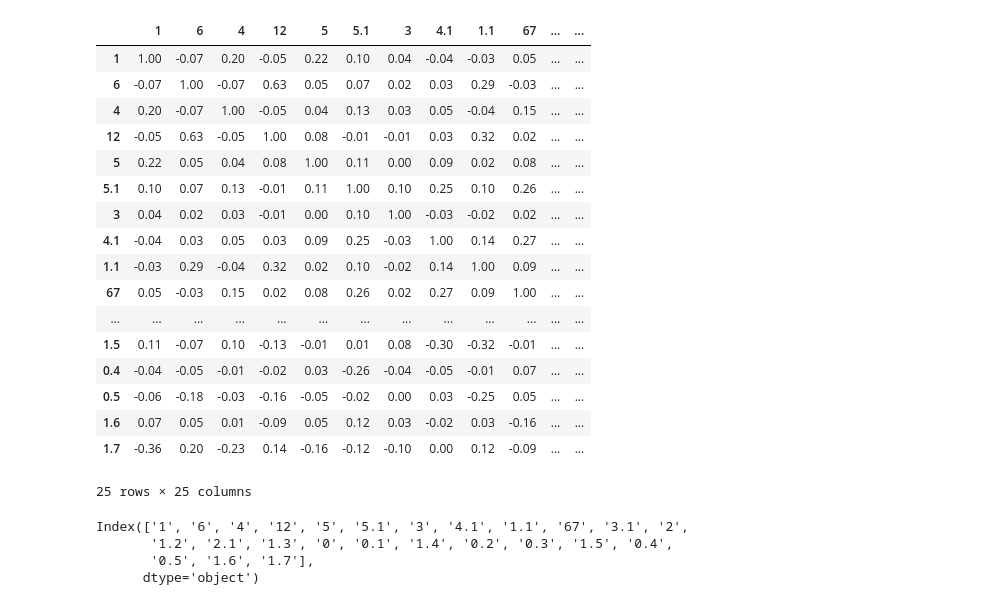
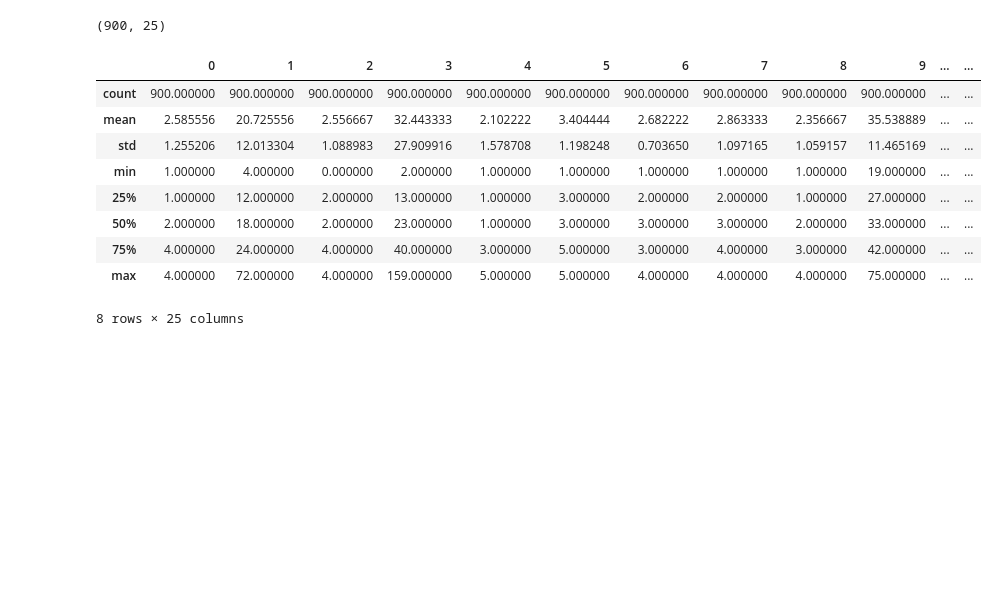
Before and after one commit to Florencio03/ciencia_de_datos, a Jupyter notebook: CD_Proyecto_German Credit Data/CD_Proyectodeclasificaciónbinaria.ipynb, the cells around one changed output. Cells and saved outputs as stored; diff of their text form; code cells hidden in the pictures; blank space fills up the shorter version.

```diff
--- a/CD_Proyecto_German Credit Data/CD_Proyectodeclasificaciónbinaria.ipynb
+++ b/CD_Proyecto_German Credit Data/CD_Proyectodeclasificaciónbinaria.ipynb
@@ -35,30 +38,19 @@ df.dtypes
 dtype: object
 # %%
-df.corr(method='pearson').round(2)
+df.shape
 # %% [output]
-|  | 1 | 6 | 4 | 12 | 5 | 5.1 | 3 | 4.1 | 1.1 | 67 | ... | ... |
-| 1 | 1.00 | -0.07 | 0.20 | -0.05 | 0.22 | 0.10 | 0.04 | -0.04 | -0.03 | 0.05 | ... | ... |
-| 6 | -0.07 | 1.00 | -0.07 | 0.63 | 0.05 | 0.07 | 0.02 | 0.03 | 0.29 | -0.03 | ... | ... |
-| 4 | 0.20 | -0.07 | 1.00 | -0.05 | 0.04 | 0.13 | 0.03 | 0.05 | -0.04 | 0.15 | ... | ... |
-| 12 | -0.05 | 0.63 | -0.05 | 1.00 | 0.08 | -0.01 | -0.01 | 0.03 | 0.32 | 0.02 | ... | ... |
-| 5 | 0.22 | 0.05 | 0.04 | 0.08 | 1.00 | 0.11 | 0.00 | 0.09 | 0.02 | 0.08 | ... | ... |
-| 5.1 | 0.10 | 0.07 | 0.13 | -0.01 | 0.11 | 1.00 | 0.10 | 0.25 | 0.10 | 0.26 | ... | ... |
-| 3 | 0.04 | 0.02 | 0.03 | -0.01 | 0.00 | 0.10 | 1.00 | -0.03 | -0.02 | 0.02 | ... | ... |
-| 4.1 | -0.04 | 0.03 | 0.05 | 0.03 | 0.09 | 0.25 | -0.03 | 1.00 | 0.14 | 0.27 | ... | ... |
-| 1.1 | -0.03 | 0.29 | -0.04 | 0.32 | 0.02 | 0.10 | -0.02 | 0.14 | 1.00 | 0.09 | ... | ... |
-| 67 | 0.05 | -0.03 | 0.15 | 0.02 | 0.08 | 0.26 | 0.02 | 0.27 | 0.09 | 1.00 | ... | ... |
-| ... | ... | ... | ... | ... | ... | ... | ... | ... | ... | ... | ... | ... |
-| 1.5 | 0.11 | -0.07 | 0.10 | -0.13 | -0.01 | 0.01 | 0.08 | -0.30 | -0.32 | -0.01 | ... | ... |
-| 0.4 | -0.04 | -0.05 | -0.01 | -0.02 | 0.03 | -0.26 | -0.04 | -0.05 | -0.01 | 0.07 | ... | ... |
-| 0.5 | -0.06 | -0.18 | -0.03 | -0.16 | -0.05 | -0.02 | 0.00 | 0.03 | -0.25 | 0.05 | ... | ... |
-| 1.6 | 0.07 | 0.05 | 0.01 | -0.09 | 0.05 | 0.12 | 0.03 | -0.02 | 0.03 | -0.16 | ... | ... |
-| 1.7 | -0.36 | 0.20 | -0.23 | 0.14 | -0.16 | -0.12 | -0.10 | 0.00 | 0.12 | -0.09 | ... | ... |
-25 rows × 25 columns
+(900, 25)
 # %%
-df.columns
+df.describe()
 # %% [output]
+|  | 0 | 1 | 2 | 3 | 4 | 5 | 6 | 7 | 8 | 9 | ... | ... |
+| count | 900.000000 | 900.000000 | 900.000000 | 900.000000 | 900.000000 | 900.000000 | 900.000000 | 900.000000 | 900.000000 | 900.000000 | ... | ... |
+| mean | 2.585556 | 20.725556 | 2.556667 | 32.443333 | 2.102222 | 3.404444 | 2.682222 | 2.863333 | 2.356667 | 35.538889 | ... | ... |
+| std | 1.255206 | 12.013304 | 1.088983 | 27.909916 | 1.578708 | 1.198248 | 0.703650 | 1.097165 | 1.059157 | 11.465169 | ... | ... |
+| min | 1.000000 | 4.000000 | 0.000000 | 2.000000 | 1.000000 | 1.000000 | 1.000000 | 1.000000 | 1.000000 | 19.000000 | ... | ... |
+| 25% | 1.000000 | 12.000000 | 2.000000 | 13.000000 | 1.000000 | 3.000000 | 2.000000 | 2.000000 | 1.000000 | 27.000000 | ... | ... |
+| 50% | 2.000000 | 18.000000 | 2.000000 | 23.000000 | 1.000000 | 3.000000 | 3.000000 | 3.000000 | 2.000000 | 33.000000 | ... | ... |
+| 75% | 4.000000 | 24.000000 | 4.000000 | 40.000000 | 3.000000 | 5.000000 | 3.000000 | 4.000000 | 3.000000 | 42.000000 | ... | ... |
+| max | 4.000000 | 72.000000 | 4.000000 | 159.000000 | 5.000000 | 5.000000 | 4.000000 | 4.000000 | 4.000000 | 75.000000 | ... | ... |
-Index(['1', '6', '4', '12', '5', '5.1', '3', '4.1', '1.1', '67', '3.1', '2',
-       '1.2', '2.1', '1.3', '0', '0.1', '1.4', '0.2', '0.3', '1.5', '0.4',
-       '0.5', '1.6', '1.7'],
-      dtype='object')
+8 rows × 25 columns
 # %%
```
Also changed, not shown: parts of 14 cells of this notebook.
